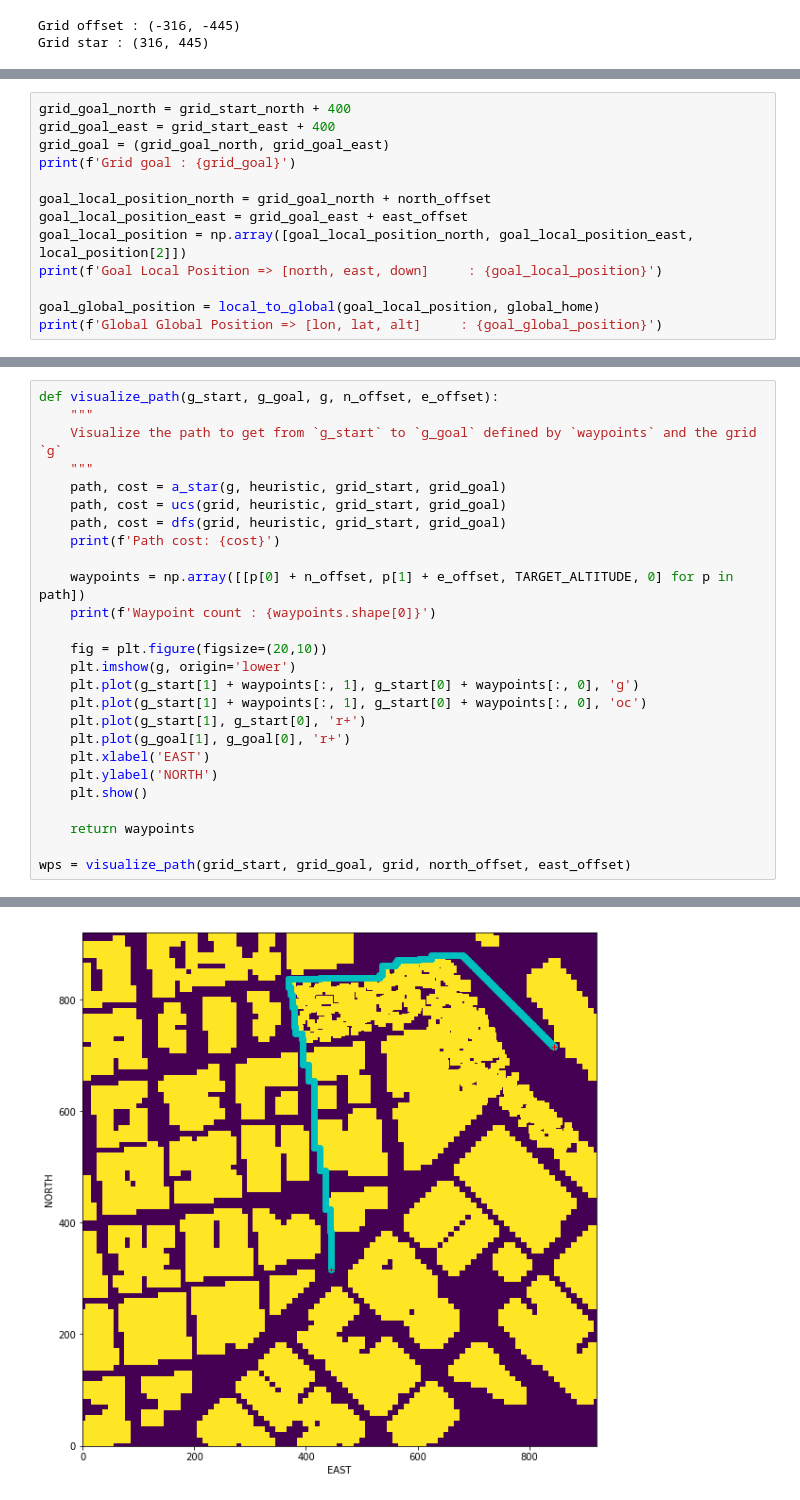
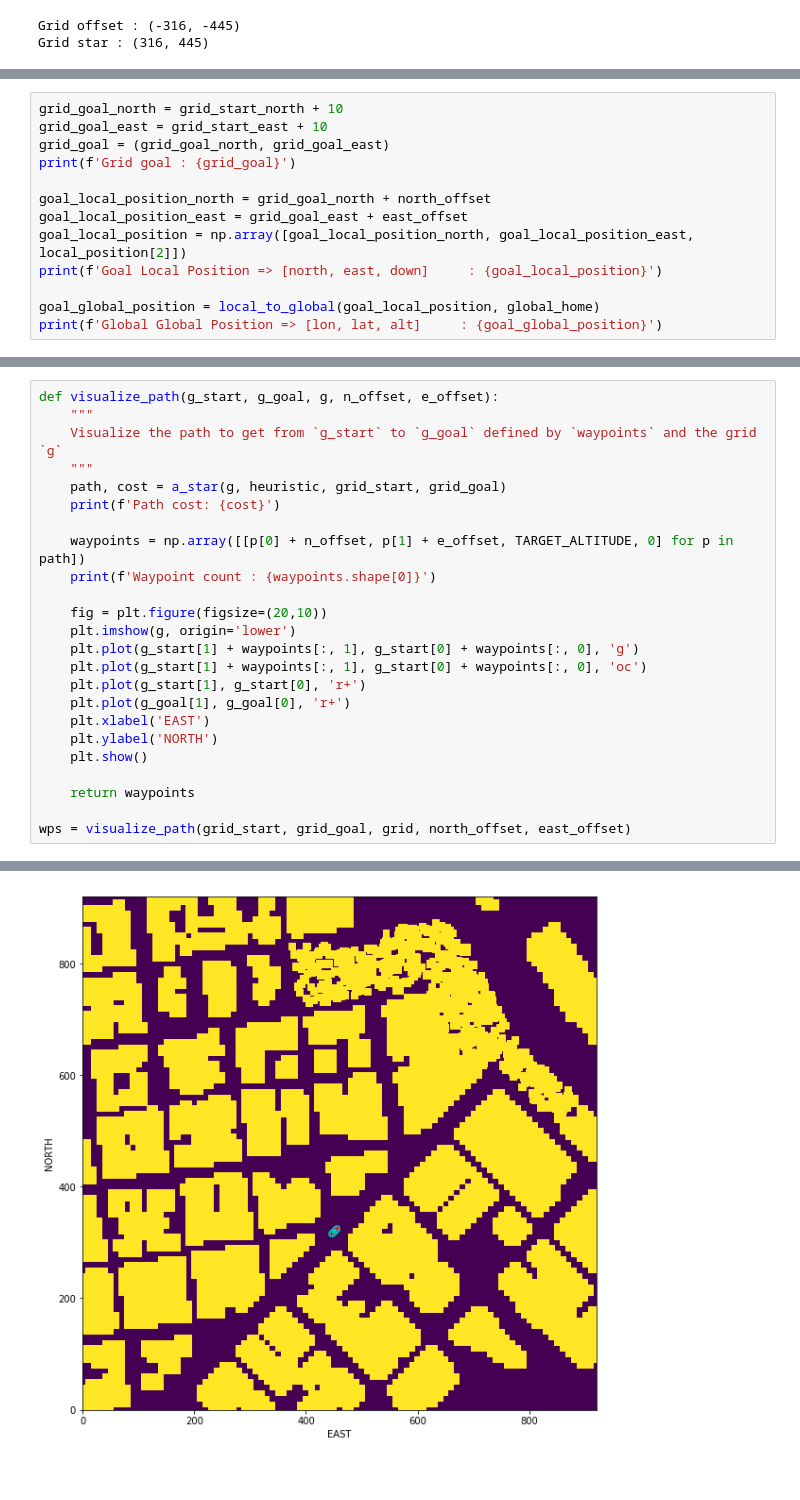
Before and after one commit to usmanmunara/Motion-Planning, a Jupyter notebook: Trajectory.ipynb, the cells around one changed output, grey strips where cells are left out. Drawn from its saved outputs; the diff is of its cells as text.

```diff
--- a/Trajectory.ipynb
+++ b/Trajectory.ipynb
@@ -47,6 +62,6 @@ Grid star : (316, 445)
 # %%
-grid_goal_north = grid_start_north + 400
-grid_goal_east = grid_start_east + 400
+grid_goal_north = grid_start_north + 10
+grid_goal_east = grid_start_east + 10
 grid_goal = (grid_goal_north, grid_goal_east)
 print(f'Grid goal : {grid_goal}')
 
@@ -67,8 +82,6 @@ def visualize_path(g_start, g_goal, g, n_offset, e_offset):
     Visualize the path to get from `g_start` to `g_goal` defined by `waypoints` and the grid `g`
     """
     path, cost = a_star(g, heuristic, grid_start, grid_goal)
-    path, cost = ucs(grid, heuristic, grid_start, grid_goal)
-    path, cost = dfs(grid, heuristic, grid_start, grid_goal)
     print(f'Path cost: {cost}')
 
     waypoints = np.array([[p[0] + n_offset, p[1] + e_offset, TARGET_ALTITUDE, 0] for p in path])
@@ -94,4 +107,4 @@ Waypoint count : 1283
-[figure, old version]
+[figure, new version]
 # %%
 def visualize_path(g_start, g_goal, g, n_offset, e_offset):
     """
```
Also changed, not shown: parts of 8 cells of this notebook, 8 other files.
